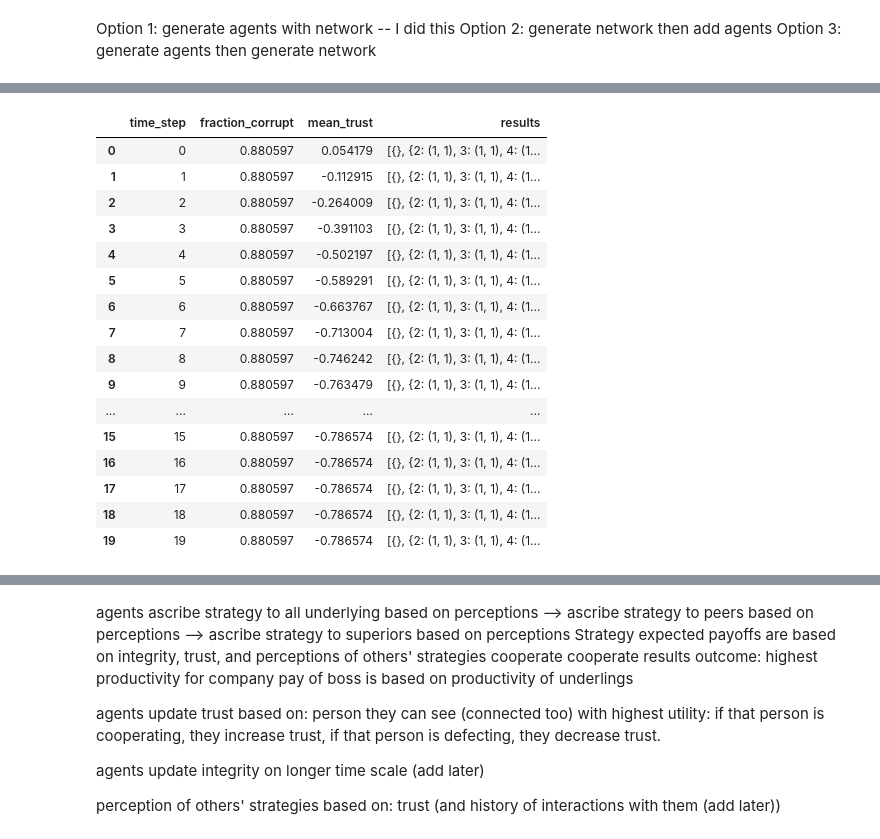
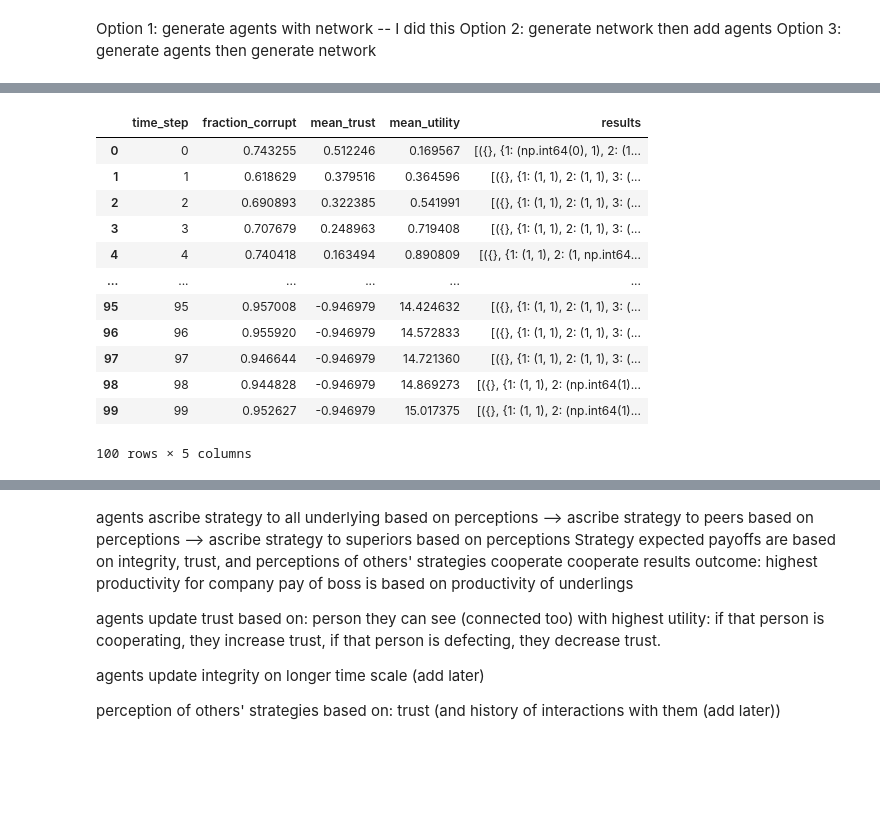
Before and after one commit to Zeke-CE/CorruptionModel, a Jupyter notebook: CorruptionABM2Zeke.ipynb, the cells around one changed output, grey strips where cells are left out. Saved outputs shown, nothing was run; the diff lists cells and outputs as text; code cells hidden in the pictures; blank space fills up the shorter version.

Commit message:
added more data collection and got trust dynamics working. Fixed issues where payoffs were going to infinity

```diff
--- a/CorruptionABM2Zeke.ipynb
+++ b/CorruptionABM2Zeke.ipynb
@@ -197,8 +250,14 @@ def play_game(t, fraction_corrupt, node, opponents = str):
         opp_strat = opponent.pick_strategy(t, fraction_corrupt, node)
         node_strat = node.pick_strategy(t, fraction_corrupt, opponent)
 
+        node_result = (node_strat, opp_strat)
+        opp_result = (opp_strat, node_strat)
 
-        results[opponent.id] = (node_strat, opp_strat)
+        results[opponent.id] = node_result
+
+        node.d_utility(node_result)
+        opponent.d_utility(opp_result)
+
 
         num_def += opp_strat + node_strat
 
@@ -263,10 +375,10 @@ def observe(G, model_data):
 # %%
-def run(time_steps, level_size = [3, 9], integrity_mean=0, trust_mean=0, mutation=0):
+def run(time_steps, level_size = [3, 9], integrity_mean=0, trust_mean=0, mutation=0, plot = False):
     N = np.sum(level_size)
     G = initialize(level_size, integrity_mean, trust_mean, mutation)
     fraction_corrupt = []
 
-    model_data = pd.DataFrame(columns=['time_step', 'fraction_corrupt', 'mean_trust', 'results'])
+    model_data = pd.DataFrame(columns=['time_step', 'fraction_corrupt', 'mean_trust', 'mean_utility', 'results'])
 
     for t in range(time_steps):
         G, fraction_corrupt_t, results = update(G, t, fraction_corrupt)
@@ -278,23 +390,33 @@ def run(time_steps, level_size = [3, 9], integrity_mean=0, trust_mean=0, mutatio
 
         mean_trust = np.mean(trusts)
 
+        utilities = []
+
+        for n in G.nodes:
+            utilities.append(G.nodes[n]['agent'].utility)
+
+        mean_utility = np.mean(utilities)
+
         row_data = {
             'time_step': t,
             'fraction_corrupt': fraction_corrupt_t,
             'mean_trust': mean_trust,
+            'mean_utility': mean_utility,
             'results': results
         }
 
-        model_data = pd.concat([model_data, pd.DataFrame([row_data])], ignore_index=True)
+        model_data.loc[len(model_data)] = row_data
 
-        observe(G, model_data)
         fraction_corrupt.append(fraction_corrupt_t)
 
-        clear_output(wait=True)
-        time.sleep(.1)
-    observe(G, model_data)
-    return G, N, model_data
+        if plot:
+            observe(G, model_data, trusts, utilities)
+            clear_output(wait=True)
+            time.sleep(.05)
+
+    observe(G, model_data, trusts, utilities)
+
+    return G, model_data
 # %%
-G, N, model_data = run(20, [6, 8, 3, 7], .5, .1)
-print(N)
+G, model_data = run(100, [6, 5, 10, 7], .5, 1, .1, True)
 # %% [output]
@@ -305,21 +424,19 @@ print(N)
 # %%
 
 display(model_data)
+
+G.nodes[1]['agent'].results
 # %% [output]
-|  | time_step | fraction_corrupt | mean_trust | results |
-| 0 | 0 | 0.880597 | 0.054179 | [{}, {2: (1, 1), 3: (1, 1), 4: (1... |
-| 1 | 1 | 0.880597 | -0.112915 | [{}, {2: (1, 1), 3: (1, 1), 4: (1... |
-| 2 | 2 | 0.880597 | -0.264009 | [{}, {2: (1, 1), 3: (1, 1), 4: (1... |
-| 3 | 3 | 0.880597 | -0.391103 | [{}, {2: (1, 1), 3: (1, 1), 4: (1... |
-| 4 | 4 | 0.880597 | -0.502197 | [{}, {2: (1, 1), 3: (1, 1), 4: (1... |
-| 5 | 5 | 0.880597 | -0.589291 | [{}, {2: (1, 1), 3: (1, 1), 4: (1... |
-| 6 | 6 | 0.880597 | -0.663767 | [{}, {2: (1, 1), 3: (1, 1), 4: (1... |
-| 7 | 7 | 0.880597 | -0.713004 | [{}, {2: (1, 1), 3: (1, 1), 4: (1... |
-| 8 | 8 | 0.880597 | -0.746242 | [{}, {2: (1, 1), 3: (1, 1), 4: (1... |
-| 9 | 9 | 0.880597 | -0.763479 | [{}, {2: (1, 1), 3: (1, 1), 4: (1... |
-| ... | ... | ... | ... | ... |
-| 15 | 15 | 0.880597 | -0.786574 | [{}, {2: (1, 1), 3: (1, 1), 4: (1... |
-| 16 | 16 | 0.880597 | -0.786574 | [{}, {2: (1, 1), 3: (1, 1), 4: (1... |
-| 17 | 17 | 0.880597 | -0.786574 | [{}, {2: (1, 1), 3: (1, 1), 4: (1... |
-| 18 | 18 | 0.880597 | -0.786574 | [{}, {2: (1, 1), 3: (1, 1), 4: (1... |
-| 19 | 19 | 0.880597 | -0.786574 | [{}, {2: (1, 1), 3: (1, 1), 4: (1... |
+|  | time_step | fraction_corrupt | mean_trust | mean_utility | results |
+| 0 | 0 | 0.743255 | 0.512246 | 0.169567 | [({}, {1: (np.int64(0), 1), 2: (1... |
+| 1 | 1 | 0.618629 | 0.379516 | 0.364596 | [({}, {1: (1, 1), 2: (1, 1), 3: (... |
+| 2 | 2 | 0.690893 | 0.322385 | 0.541991 | [({}, {1: (1, 1), 2: (1, 1), 3: (... |
+| 3 | 3 | 0.707679 | 0.248963 | 0.719408 | [({}, {1: (1, 1), 2: (1, 1), 3: (... |
+| 4 | 4 | 0.740418 | 0.163494 | 0.890809 | [({}, {1: (1, 1), 2: (1, np.int64... |
+| ... | ... | ... | ... | ... | ... |
+| 95 | 95 | 0.957008 | -0.946979 | 14.424632 | [({}, {1: (1, 1), 2: (1, 1), 3: (... |
+| 96 | 96 | 0.955920 | -0.946979 | 14.572833 | [({}, {1: (1, 1), 2: (1, 1), 3: (... |
+| 97 | 97 | 0.946644 | -0.946979 | 14.721360 | [({}, {1: (1, 1), 2: (1, 1), 3: (... |
+| 98 | 98 | 0.944828 | -0.946979 | 14.869273 | [({}, {1: (1, 1), 2: (np.int64(1)... |
+| 99 | 99 | 0.952627 | -0.946979 | 15.017375 | [({}, {1: (1, 1), 2: (np.int64(1)... |
+100 rows × 5 columns
```
Also changed, not shown: parts of 10 cells of this notebook, 1 other file.
